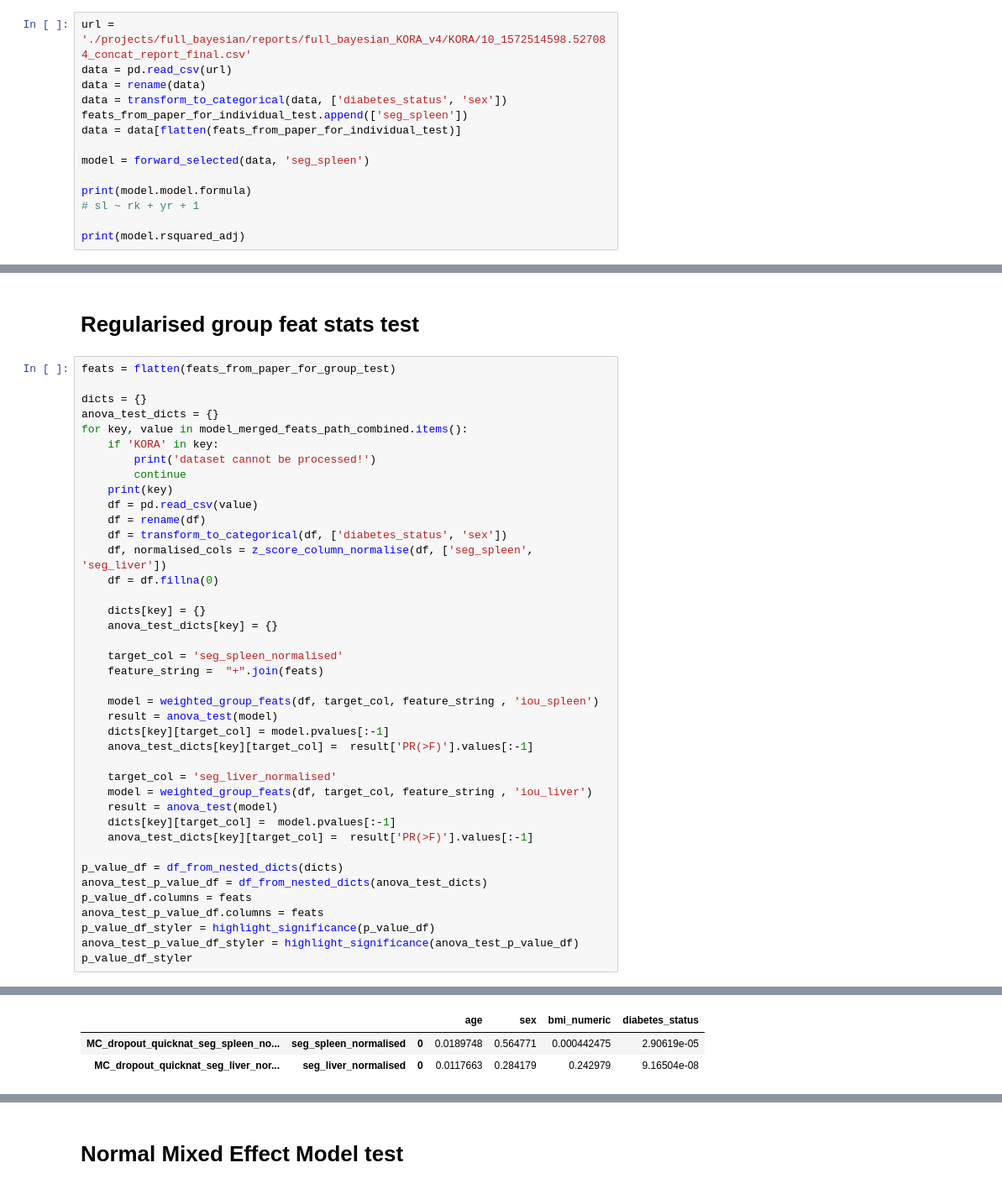
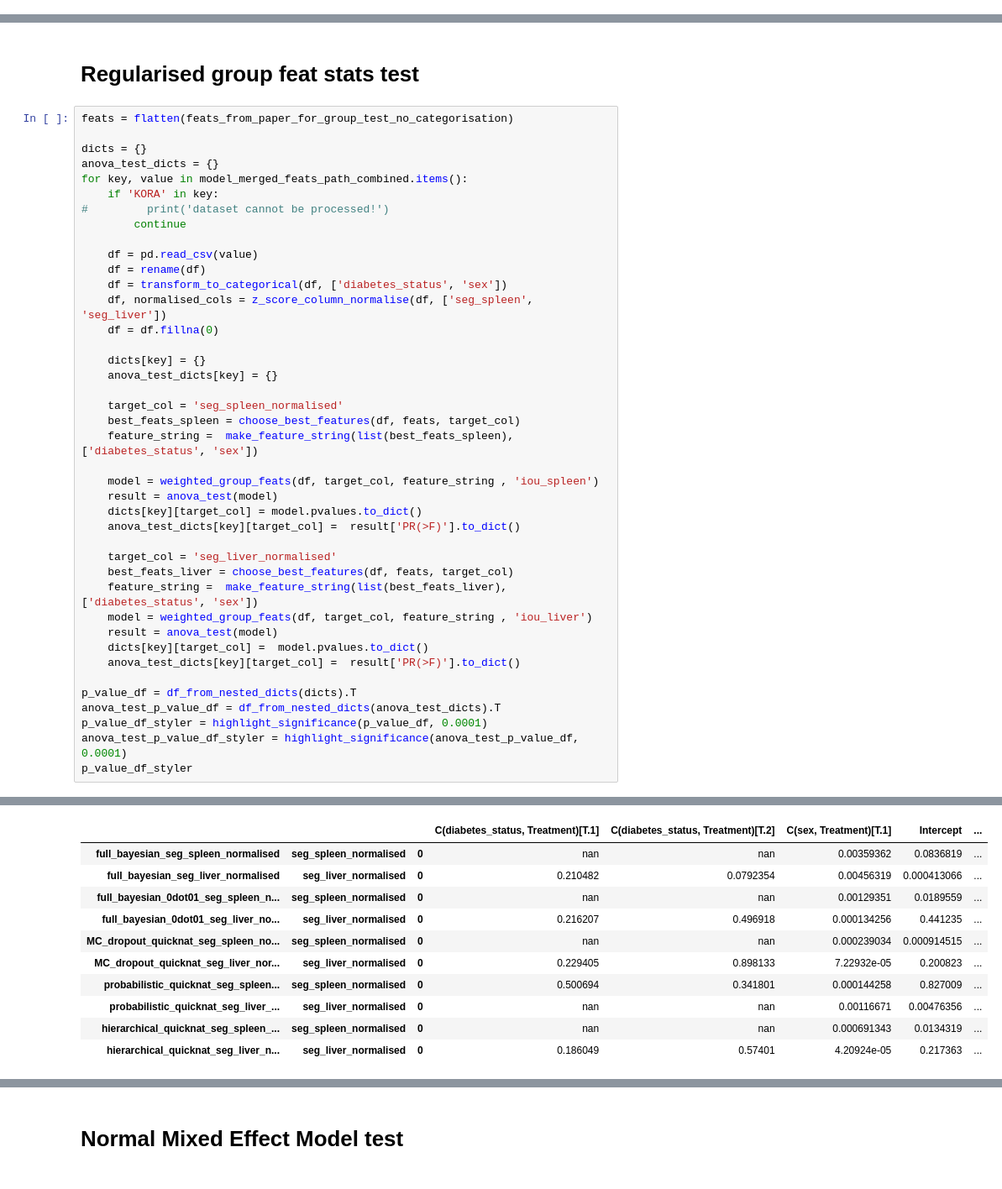
Before and after one commit to jyotirmay123/BNN-for-Uncertainty-Estimation-of-Imaging-Biomarkers, a Jupyter notebook: model_and_dataset_stats_analysis_final.ipynb, the cells around one changed output, grey strips where cells are left out. Shown at 84% size. Saved outputs shown, nothing was run; the diff lists cells and outputs as text.

```diff
--- a/model_and_dataset_stats_analysis_final.ipynb
+++ b/model_and_dataset_stats_analysis_final.ipynb
@@ -691,14 +473,0 @@ Forward_Select(data,'seg_liver','Regression','aic')
-# %%
-url = './projects/full_bayesian/reports/full_bayesian_KORA_v4/KORA/10_1572514598.527084_concat_report_final.csv'
-data = pd.read_csv(url)
-data = rename(data)
-data = transform_to_categorical(data, ['diabetes_status', 'sex'])
-feats_from_paper_for_individual_test.append(['seg_spleen'])
-data = data[flatten(feats_from_paper_for_individual_test)]
-
-model = forward_selected(data, 'seg_spleen')
-
-print(model.model.formula)
-# sl ~ rk + yr + 1
-
-print(model.rsquared_adj)
@@ -750,15 +494,15 @@ def plot_model_outputs(x, y, model_res, model_label='OLS', df=None):
 # %% [markdown]
 # Regularised group feat stats test
 # %%
-feats = flatten(feats_from_paper_for_group_test)
+feats = flatten(feats_from_paper_for_group_test_no_categorisation)
 
 dicts = {}
 anova_test_dicts = {}
 for key, value in model_merged_feats_path_combined.items():
     if 'KORA' in key:
-        print('dataset cannot be processed!')
+#         print('dataset cannot be processed!')
         continue
-    print(key)
+
     df = pd.read_csv(value)
     df = rename(df)
     df = transform_to_categorical(df, ['diabetes_status', 'sex'])
@@ -769,24 +513,25 @@ for key, value in model_merged_feats_path_combined.items():
     anova_test_dicts[key] = {}
 
     target_col = 'seg_spleen_normalised'
-    feature_string =  "+".join(feats)
+    best_feats_spleen = choose_best_features(df, feats, target_col)
+    feature_string =  make_feature_string(list(best_feats_spleen), ['diabetes_status', 'sex'])
 
     model = weighted_group_feats(df, target_col, feature_string , 'iou_spleen')
     result = anova_test(model)
-    dicts[key][target_col] = model.pvalues[:-1]
-    anova_test_dicts[key][target_col] =  result['PR(>F)'].values[:-1]
+    dicts[key][target_col] = model.pvalues.to_dict()
+    anova_test_dicts[key][target_col] =  result['PR(>F)'].to_dict()
 
     target_col = 'seg_liver_normalised'
+    best_feats_liver = choose_best_features(df, feats, target_col)
+    feature_string =  make_feature_string(list(best_feats_liver), ['diabetes_status', 'sex'])
     model = weighted_group_feats(df, target_col, feature_string , 'iou_liver')
     result = anova_test(model)
-    dicts[key][target_col] =  model.pvalues[:-1]
-    anova_test_dicts[key][target_col] =  result['PR(>F)'].values[:-1]
+    dicts[key][target_col] =  model.pvalues.to_dict()
+    anova_test_dicts[key][target_col] =  result['PR(>F)'].to_dict()
 
-p_value_df = df_from_nested_dicts(dicts)
-anova_test_p_value_df = df_from_nested_dicts(anova_test_dicts)
-p_value_df.columns = feats
-anova_test_p_value_df.columns = feats
-p_value_df_styler = highlight_significance(p_value_df)
-anova_test_p_value_df_styler = highlight_significance(anova_test_p_value_df)
+p_value_df = df_from_nested_dicts(dicts).T
+anova_test_p_value_df = df_from_nested_dicts(anova_test_dicts).T
+p_value_df_styler = highlight_significance(p_value_df, 0.0001)
+anova_test_p_value_df_styler = highlight_significance(anova_test_p_value_df, 0.0001)
 p_value_df_styler
 # %% [output]
@@ -798,5 +538,13 @@ MC_dropout_quicknat
-|  |  |  | age | sex | bmi_numeric | diabetes_status |
-| MC_dropout_quicknat_seg_spleen_no... | seg_spleen_normalised | 0 | 0.0189748 | 0.564771 | 0.000442475 | 2.90619e-05 |
-| MC_dropout_quicknat_seg_liver_nor... | seg_liver_normalised | 0 | 0.0117663 | 0.284179 | 0.242979 | 9.16504e-08 |
+|  |  |  | C(diabetes_status, Treatment)[T.1] | C(diabetes_status, Treatment)[T.2] | C(sex, Treatment)[T.1] | Intercept | ... |
+| full_bayesian_seg_spleen_normalised | seg_spleen_normalised | 0 | nan | nan | 0.00359362 | 0.0836819 | ... |
+| full_bayesian_seg_liver_normalised | seg_liver_normalised | 0 | 0.210482 | 0.0792354 | 0.00456319 | 0.000413066 | ... |
+| full_bayesian_0dot01_seg_spleen_n... | seg_spleen_normalised | 0 | nan | nan | 0.00129351 | 0.0189559 | ... |
+| full_bayesian_0dot01_seg_liver_no... | seg_liver_normalised | 0 | 0.216207 | 0.496918 | 0.000134256 | 0.441235 | ... |
+| MC_dropout_quicknat_seg_spleen_no... | seg_spleen_normalised | 0 | nan | nan | 0.000239034 | 0.000914515 | ... |
+| MC_dropout_quicknat_seg_liver_nor... | seg_liver_normalised | 0 | 0.229405 | 0.898133 | 7.22932e-05 | 0.200823 | ... |
+| probabilistic_quicknat_seg_spleen... | seg_spleen_normalised | 0 | 0.500694 | 0.341801 | 0.000144258 | 0.827009 | ... |
+| probabilistic_quicknat_seg_liver_... | seg_liver_normalised | 0 | nan | nan | 0.00116671 | 0.00476356 | ... |
+| hierarchical_quicknat_seg_spleen_... | seg_spleen_normalised | 0 | nan | nan | 0.000691343 | 0.0134319 | ... |
+| hierarchical_quicknat_seg_liver_n... | seg_liver_normalised | 0 | 0.186049 | 0.57401 | 4.20924e-05 | 0.217363 | ... |
 # %%
 anova_test_p_value_df_styler
```
Also changed, not shown: parts of 52 cells of this notebook, 1 other file.
